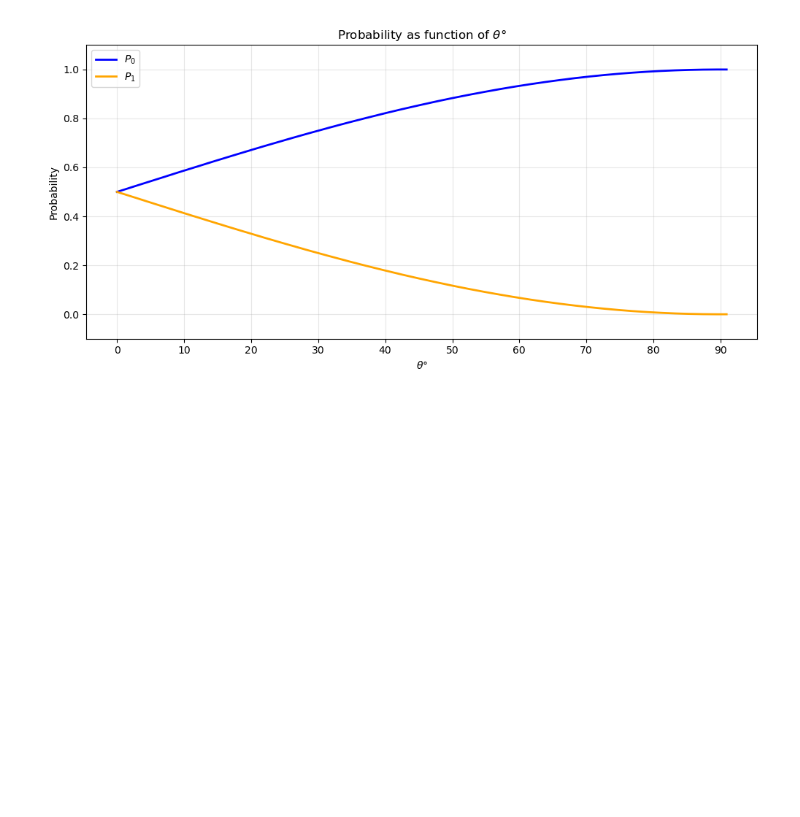
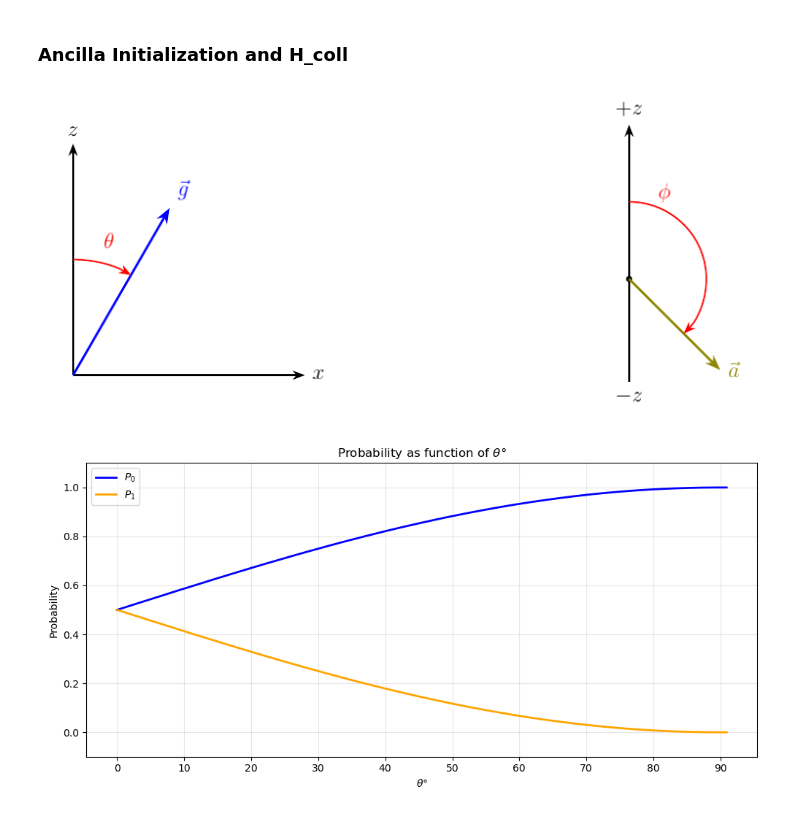
Before and after one commit to francescociavarella/Collisional-Methods, a Jupyter notebook: Codes/Probability.ipynb, the cells around one changed output. Cells and saved outputs as stored; diff of their text form; code cells hidden in the pictures; blank space fills up the shorter version.

```diff
--- a/Codes/Probability.ipynb
+++ b/Codes/Probability.ipynb
@@ -6,6 +9,13 @@ import matplotlib.ticker as ticker
 import numba
 from numba import njit, prange
 import os
+# %% [markdown]
+### Ancilla Initialization and H_coll
+# %%
+path = '/home/francesco/Collisional_Methods/Documents/Notes_for_thesis/Immagini/Initialization_angle.png'
+display(Image(filename=path, width=800))
+# %% [output]
+[figure, added]
 # %%
 # =====
 # Array
```
Also changed, not shown: parts of 9 cells of this notebook, 2 other files.
